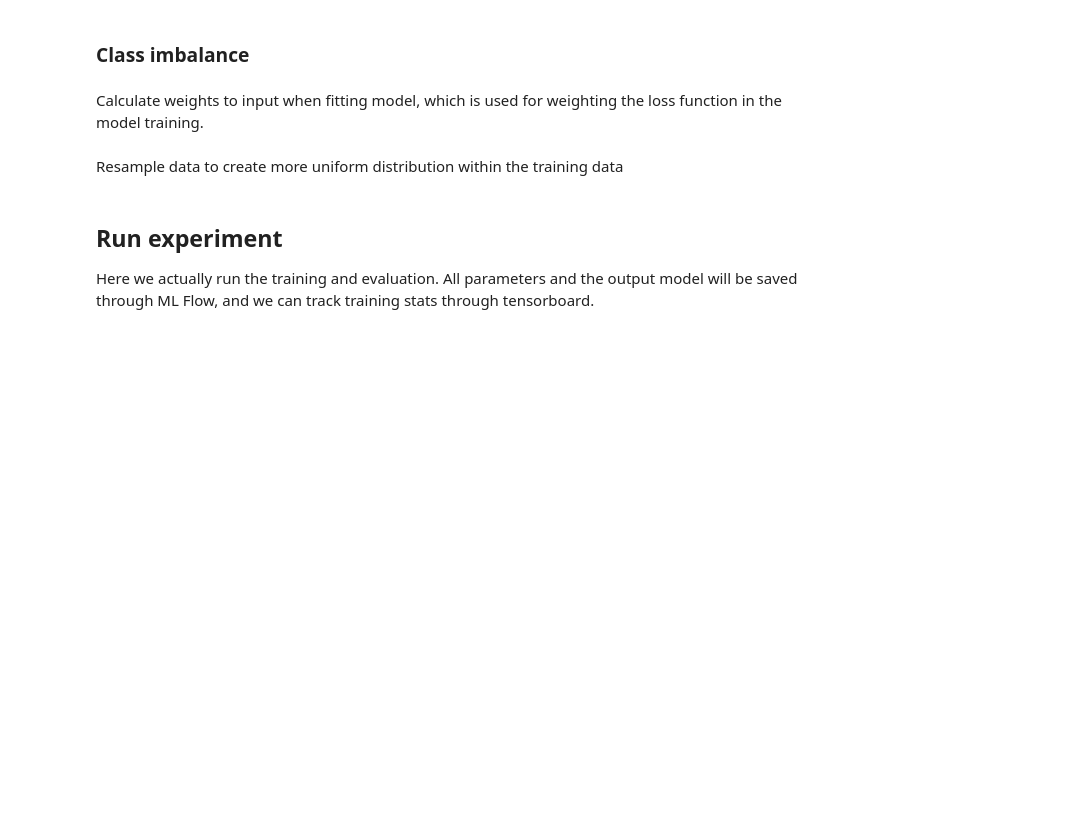
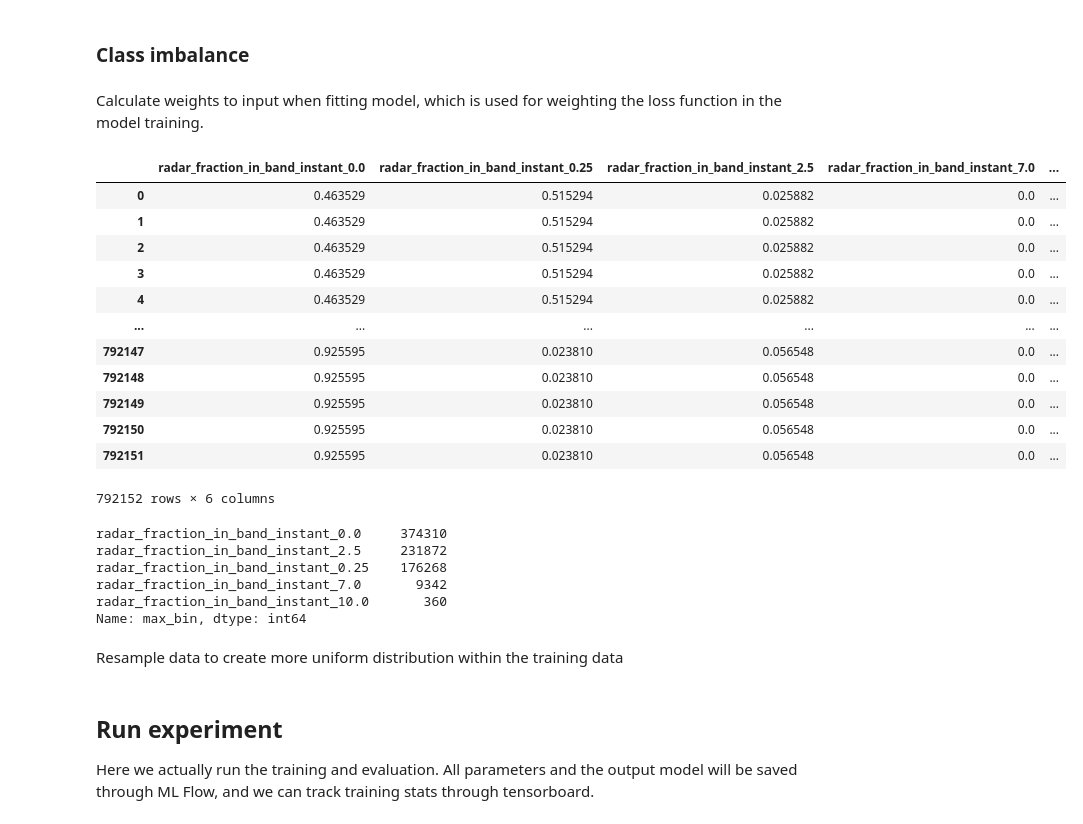
Before and after one commit to informatics-lab/precip_rediagnosis, a Jupyter notebook: model_pipeline/fraction_model_dev_reduced_bands_azml.ipynb, the cells around one changed output. Drawn from its saved outputs; the diff is of its cells as text; code cells hidden in the pictures; blank space fills up the shorter version.

```diff
--- a/model_pipeline/fraction_model_dev_reduced_bands_azml.ipynb
+++ b/model_pipeline/fraction_model_dev_reduced_bands_azml.ipynb
@@ -209,7 +241,29 @@ For each intensity band, select a subset which contains datapoint where the high
 ### Class imbalance
 # %% [markdown]
 Calculate weights to input when fitting model, which is used for weighting the loss function in the model training.
+# %%
+y_train_copy
+# %% [output]
+|  | radar_fraction_in_band_instant_0.0 | radar_fraction_in_band_instant_0.25 | radar_fraction_in_band_instant_2.5 | radar_fraction_in_band_instant_7.0 | ... |
+| 0 | 0.463529 | 0.515294 | 0.025882 | 0.0 | ... |
+| 1 | 0.463529 | 0.515294 | 0.025882 | 0.0 | ... |
+| 2 | 0.463529 | 0.515294 | 0.025882 | 0.0 | ... |
+| 3 | 0.463529 | 0.515294 | 0.025882 | 0.0 | ... |
+| 4 | 0.463529 | 0.515294 | 0.025882 | 0.0 | ... |
+| ... | ... | ... | ... | ... | ... |
+| 792147 | 0.925595 | 0.023810 | 0.056548 | 0.0 | ... |
+| 792148 | 0.925595 | 0.023810 | 0.056548 | 0.0 | ... |
+| 792149 | 0.925595 | 0.023810 | 0.056548 | 0.0 | ... |
+| 792150 | 0.925595 | 0.023810 | 0.056548 | 0.0 | ... |
+| 792151 | 0.925595 | 0.023810 | 0.056548 | 0.0 | ... |
+792152 rows × 6 columns
 # %%
-y_train_copy['max_bin'] = y_train_copy.idxmax(axis=1)
 y_train_copy['max_bin'].value_counts()
+# %% [output]
+radar_fraction_in_band_instant_0.0     374310
+radar_fraction_in_band_instant_2.5     231872
+radar_fraction_in_band_instant_0.25    176268
+radar_fraction_in_band_instant_7.0       9342
+radar_fraction_in_band_instant_10.0       360
+Name: max_bin, dtype: int64
 # %%
```
Also changed, not shown: parts of 28 cells of this notebook.
